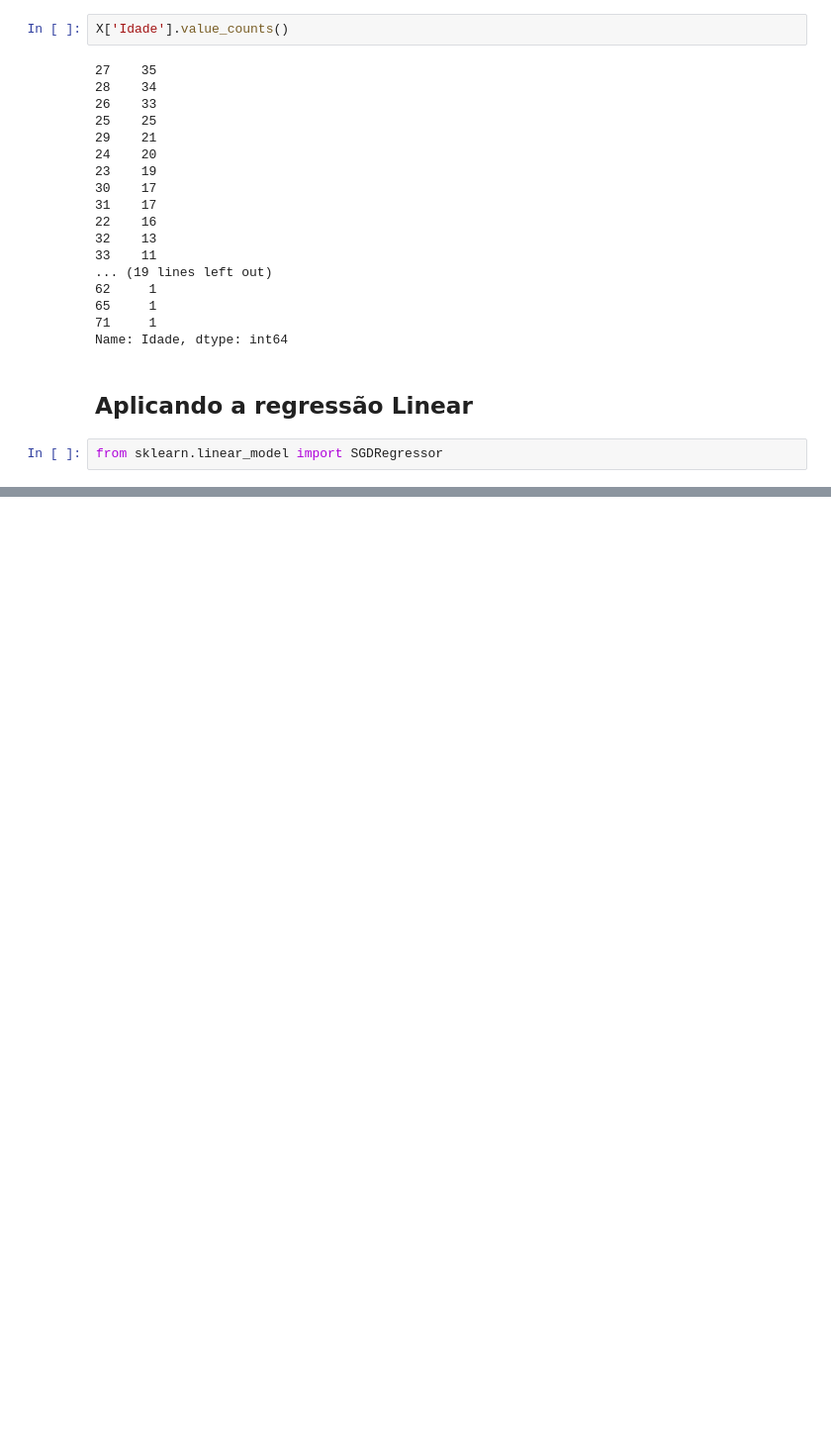
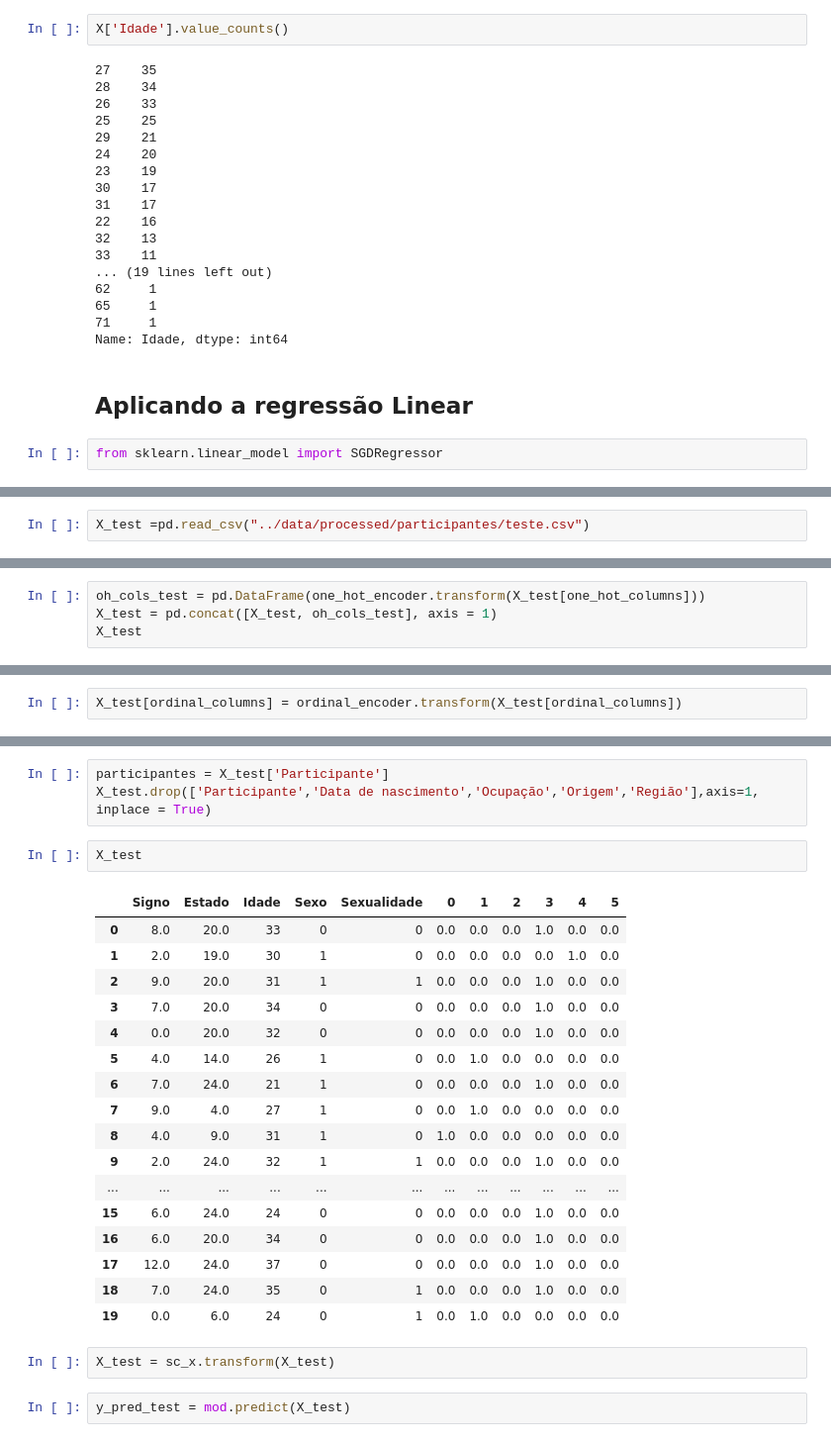
Before and after one commit to jvbm07/BBB-predictions, a Jupyter notebook: notebooks/LinearRegressionBBB.ipynb, the cells around one changed output, grey strips where cells are left out. Shown: that part at 99% size. Drawn from its saved outputs; the diff is of its cells as text; blank space fills up the shorter version.

```diff
--- a/notebooks/LinearRegressionBBB.ipynb
+++ b/notebooks/LinearRegressionBBB.ipynb
@@ -220,0 +247,2 @@ SGDRegressor()
+# %%
+X_test =pd.read_csv("../data/processed/participantes/teste.csv")
@@ -220,0 +269,4 @@ SGDRegressor()
+# %%
+oh_cols_test = pd.DataFrame(one_hot_encoder.transform(X_test[one_hot_columns]))
+X_test = pd.concat([X_test, oh_cols_test], axis = 1)
+X_test
@@ -220,0 +291,2 @@ SGDRegressor()
+# %%
+X_test[ordinal_columns] = ordinal_encoder.transform(X_test[ordinal_columns])
@@ -220,0 +313,27 @@ SGDRegressor()
+# %%
+participantes = X_test['Participante']
+X_test.drop(['Participante','Data de nascimento','Ocupação','Origem','Região'],axis=1, inplace = True)
+# %%
+X_test
+# %% [output]
+|  | Signo | Estado | Idade | Sexo | Sexualidade | 0 | 1 | 2 | 3 | 4 | 5 |
+| 0 | 8.0 | 20.0 | 33 | 0 | 0 | 0.0 | 0.0 | 0.0 | 1.0 | 0.0 | 0.0 |
+| 1 | 2.0 | 19.0 | 30 | 1 | 0 | 0.0 | 0.0 | 0.0 | 0.0 | 1.0 | 0.0 |
+| 2 | 9.0 | 20.0 | 31 | 1 | 1 | 0.0 | 0.0 | 0.0 | 1.0 | 0.0 | 0.0 |
+| 3 | 7.0 | 20.0 | 34 | 0 | 0 | 0.0 | 0.0 | 0.0 | 1.0 | 0.0 | 0.0 |
+| 4 | 0.0 | 20.0 | 32 | 0 | 0 | 0.0 | 0.0 | 0.0 | 1.0 | 0.0 | 0.0 |
+| 5 | 4.0 | 14.0 | 26 | 1 | 0 | 0.0 | 1.0 | 0.0 | 0.0 | 0.0 | 0.0 |
+| 6 | 7.0 | 24.0 | 21 | 1 | 0 | 0.0 | 0.0 | 0.0 | 1.0 | 0.0 | 0.0 |
+| 7 | 9.0 | 4.0 | 27 | 1 | 0 | 0.0 | 1.0 | 0.0 | 0.0 | 0.0 | 0.0 |
+| 8 | 4.0 | 9.0 | 31 | 1 | 0 | 1.0 | 0.0 | 0.0 | 0.0 | 0.0 | 0.0 |
+| 9 | 2.0 | 24.0 | 32 | 1 | 1 | 0.0 | 0.0 | 0.0 | 1.0 | 0.0 | 0.0 |
+| ... | ... | ... | ... | ... | ... | ... | ... | ... | ... | ... | ... |
+| 15 | 6.0 | 24.0 | 24 | 0 | 0 | 0.0 | 0.0 | 0.0 | 1.0 | 0.0 | 0.0 |
+| 16 | 6.0 | 20.0 | 34 | 0 | 0 | 0.0 | 0.0 | 0.0 | 1.0 | 0.0 | 0.0 |
+| 17 | 12.0 | 24.0 | 37 | 0 | 0 | 0.0 | 0.0 | 0.0 | 1.0 | 0.0 | 0.0 |
+| 18 | 7.0 | 24.0 | 35 | 0 | 1 | 0.0 | 0.0 | 0.0 | 1.0 | 0.0 | 0.0 |
+| 19 | 0.0 | 6.0 | 24 | 0 | 1 | 0.0 | 1.0 | 0.0 | 0.0 | 0.0 | 0.0 |
+# %%
+X_test = sc_x.transform(X_test)
+# %%
+y_pred_test = mod.predict(X_test)
```
Also changed, not shown: parts of 21 cells of this notebook, 6 other files.
